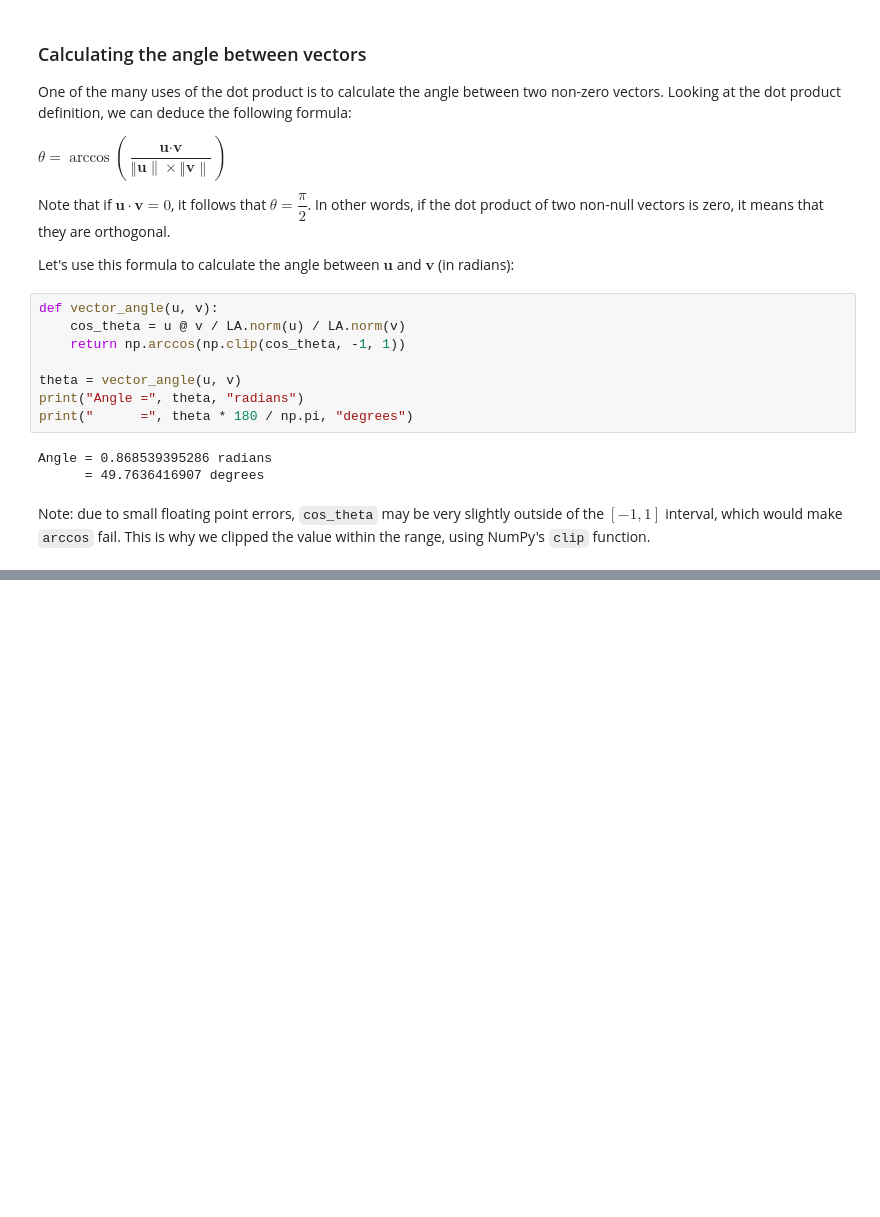
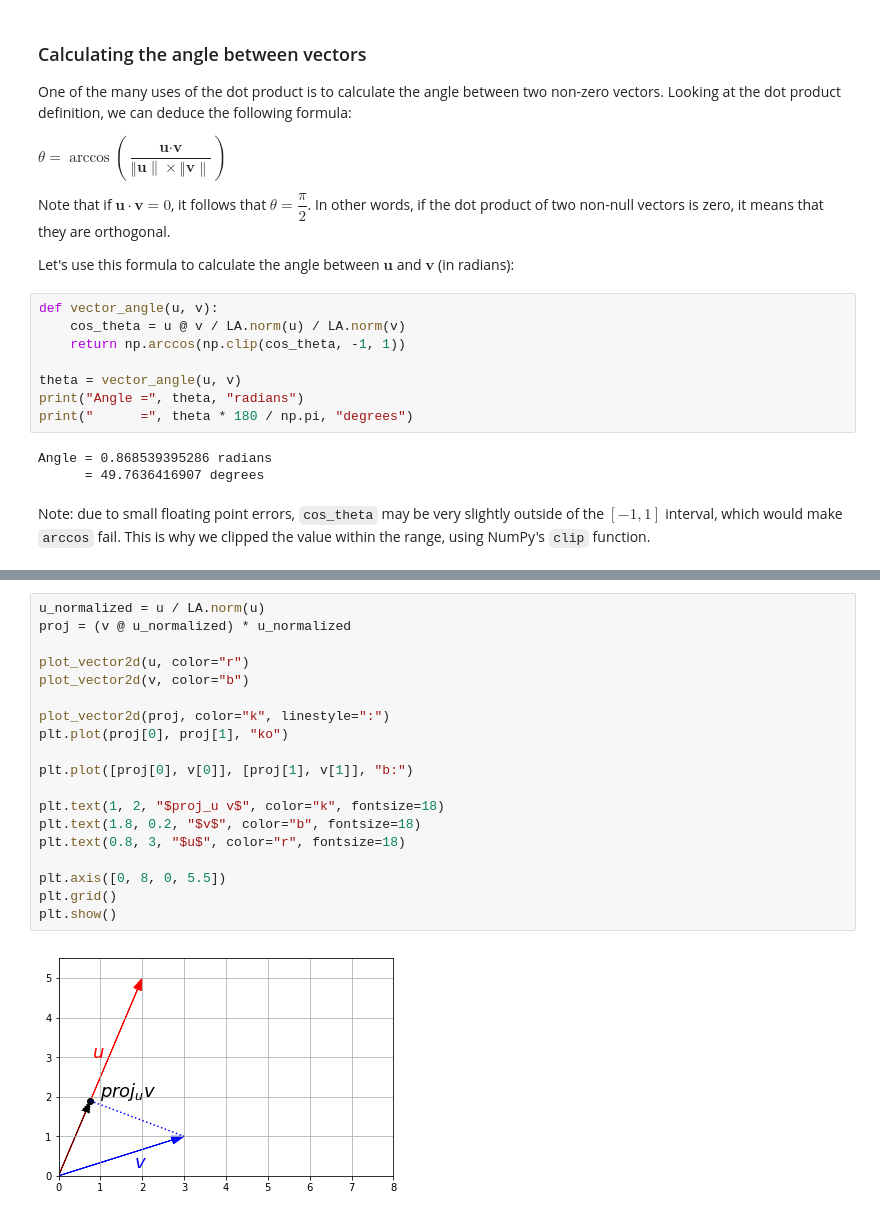
Before and after one commit to andyashall/maths-for-ml, a Jupyter notebook: Maths for ML.ipynb, the cells around one changed output, grey strips where cells are left out. Drawn from its saved outputs; the diff is of its cells as text; blank space fills up the shorter version.

```diff
--- a/Linear Algebra Basics.ipynb
+++ b/Maths for ML.ipynb
@@ -142,0 +159,21 @@ Note: due to small floating point errors, `cos_theta` may be very slightly outsi
+# %%
+u_normalized = u / LA.norm(u)
+proj = (v @ u_normalized) * u_normalized
+
+plot_vector2d(u, color="r")
+plot_vector2d(v, color="b")
+
+plot_vector2d(proj, color="k", linestyle=":")
+plt.plot(proj[0], proj[1], "ko")
+
+plt.plot([proj[0], v[0]], [proj[1], v[1]], "b:")
+
+plt.text(1, 2, "$proj_u v$", color="k", fontsize=18)
+plt.text(1.8, 0.2, "$v$", color="b", fontsize=18)
+plt.text(0.8, 3, "$u$", color="r", fontsize=18)
+
+plt.axis([0, 8, 0, 5.5])
+plt.grid()
+plt.show()
+# %% [output]
+[figure, added]
```
Also changed, not shown: parts of 2 cells of this notebook.
